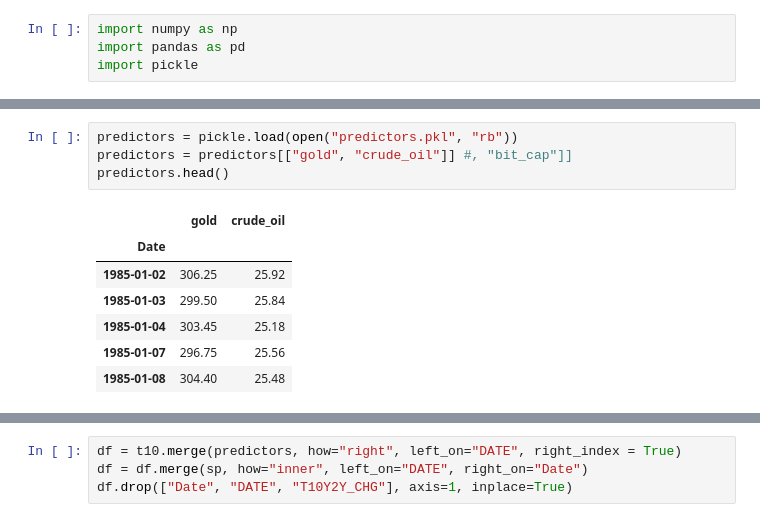
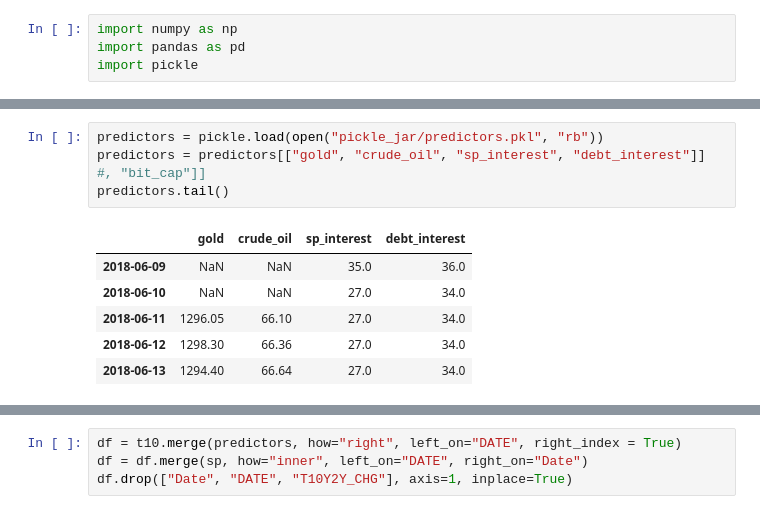
Before and after one commit to c-hamilton/data301_project, a Jupyter notebook: RNN.ipynb, the cells around one changed output, grey strips where cells are left out. Drawn from its saved outputs; the diff is of its cells as text.

```diff
--- a/RNN.ipynb
+++ b/RNN.ipynb
@@ -24,13 +5,12 @@ import pickle
 # %%
-predictors = pickle.load(open("predictors.pkl", "rb"))
-predictors = predictors[["gold", "crude_oil"]] #, "bit_cap"]]
-predictors.head()
+predictors = pickle.load(open("pickle_jar/predictors.pkl", "rb"))
+predictors = predictors[["gold", "crude_oil", "sp_interest", "debt_interest"]] #, "bit_cap"]]
+predictors.tail()
 # %% [output]
-|  | gold | crude_oil |
-| Date |  |  |
-| 1985-01-02 | 306.25 | 25.92 |
-| 1985-01-03 | 299.50 | 25.84 |
-| 1985-01-04 | 303.45 | 25.18 |
-| 1985-01-07 | 296.75 | 25.56 |
-| 1985-01-08 | 304.40 | 25.48 |
+|  | gold | crude_oil | sp_interest | debt_interest |
+| 2018-06-09 | NaN | NaN | 35.0 | 36.0 |
+| 2018-06-10 | NaN | NaN | 27.0 | 34.0 |
+| 2018-06-11 | 1296.05 | 66.10 | 27.0 | 34.0 |
+| 2018-06-12 | 1298.30 | 66.36 | 27.0 | 34.0 |
+| 2018-06-13 | 1294.40 | 66.64 | 27.0 | 34.0 |
 # %%
```
Also changed, not shown: parts of 26 cells of this notebook, 6 other files.
